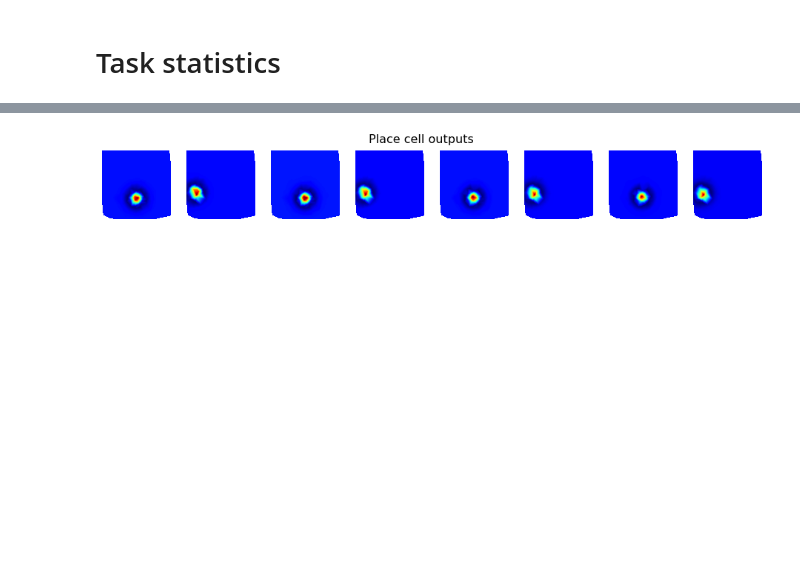
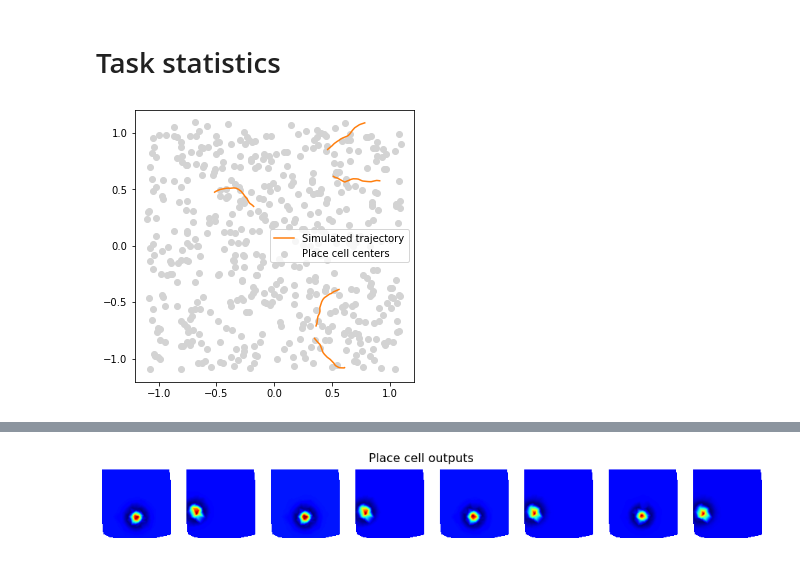
Before and after one commit to Coco233333/grid-pattern-formation, a Jupyter notebook: inspect_model.ipynb, the cells around one changed output, grey strips where cells are left out. Cells and saved outputs as stored; diff of their text form; code cells hidden in the pictures; blank space fills up the shorter version.

```diff
--- a/inspect_model.ipynb
+++ b/inspect_model.ipynb
@@ -72,3 +74,17 @@ Loaded trained weights.
+# %%
+# Plot a few sample trajectories
+inputs, pc_outputs, pos = next(gen)
+us = place_cells.us.cpu()
+pos = pos.cpu()
+
+plt.figure(figsize=(5,5))
+plt.scatter(us[:,0], us[:,1], c='lightgrey', label='Place cell centers')
+for i in range(5):
+    plt.plot(pos[:,i,0],pos[:,i,1], label='Simulated trajectory', c='C1')
+    if i==0:
+        plt.legend();
+# %% [output]
+[figure, added]
 # %%
 # Plot a few sample trajectories
 inputs, pos, pc_outputs, _ = trajectory_generator.get_test_batch()
```
Also changed, not shown: parts of 40 cells of this notebook, 19 other files.
